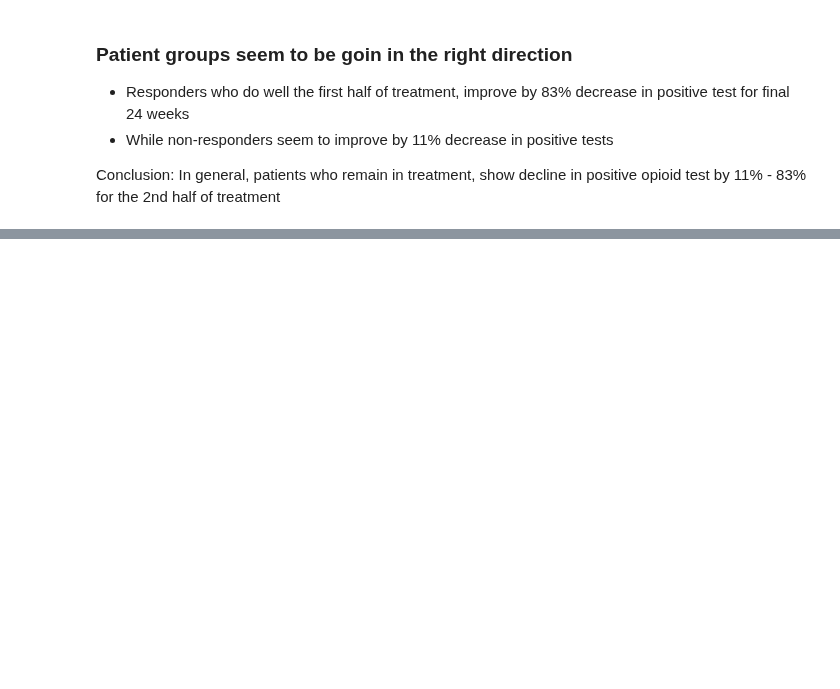
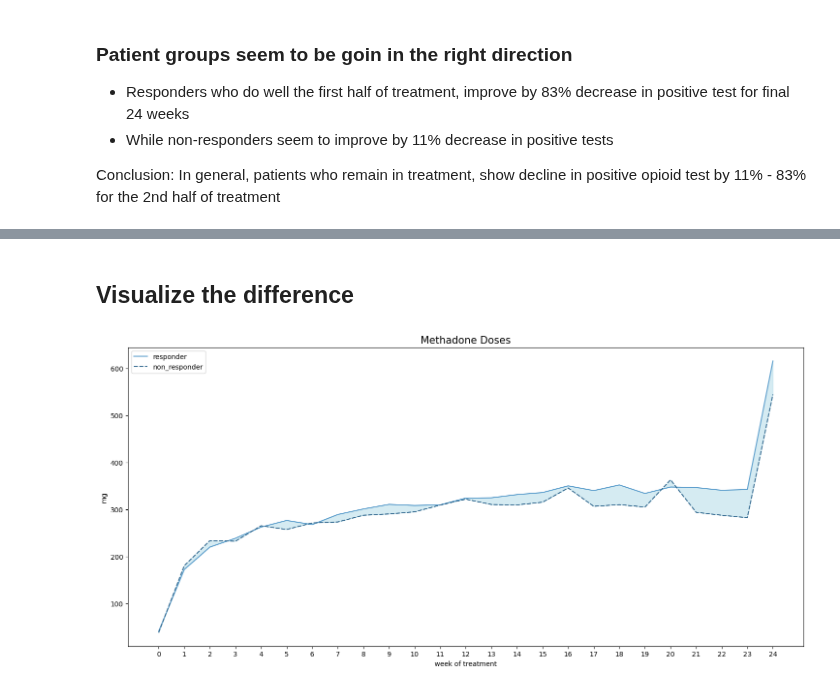
Before and after one commit to DanHerman212/oud_treatment_outcome, a Jupyter notebook: notebooks/2_exploratory_analysis.ipynb, the cells around one changed output, grey strips where cells are left out. Saved outputs shown, nothing was run; the diff lists cells and outputs as text; code cells hidden in the pictures; blank space fills up the shorter version.

```diff
--- a/notebooks/2_exploratory_analysis.ipynb
+++ b/notebooks/2_exploratory_analysis.ipynb
@@ -575,0 +596,17 @@ Conclusion: In general, patients who remain in treatment, show decline in positi
+# %%
+# create dataframe for med doses for each patient group
+
+# responder 1 patient group
+methadone_g1 = drug_test_df(group1, 'meds', 'methadone').round(2)
+
+# responder 0 patient group
+methadone_g0 = drug_test_df(group0, 'meds', 'methadone').round(2)
+
+# combine datasets for analysis
+diff = pd.concat([methadone_g1, methadone_g0], axis=1)
+
+# rename columns
+diff.columns = ['responder', 'non_responder']
+
+# sample of the data
+diff
@@ -575,0 +660,12 @@ Conclusion: In general, patients who remain in treatment, show decline in positi
+# %% [markdown]
+## Visualize the difference
+# %%
+fig, ax = plt.subplots(1, 1, figsize=(18, 8))
+sns.lineplot(data=diff, ax=ax, palette='Blues_d')
+ax.fill_between(diff.index, diff['responder'], diff['non_responder'], color='lightblue', alpha=0.5)
+ax.set_title('Methadone Doses', fontsize=15)
+ax.set_xlabel('week of treatment')
+ax.set_ylabel('mg')
+plt.show()
+# %% [output]
+[figure, added]
```
Also changed, not shown: parts of 31 cells of this notebook.
